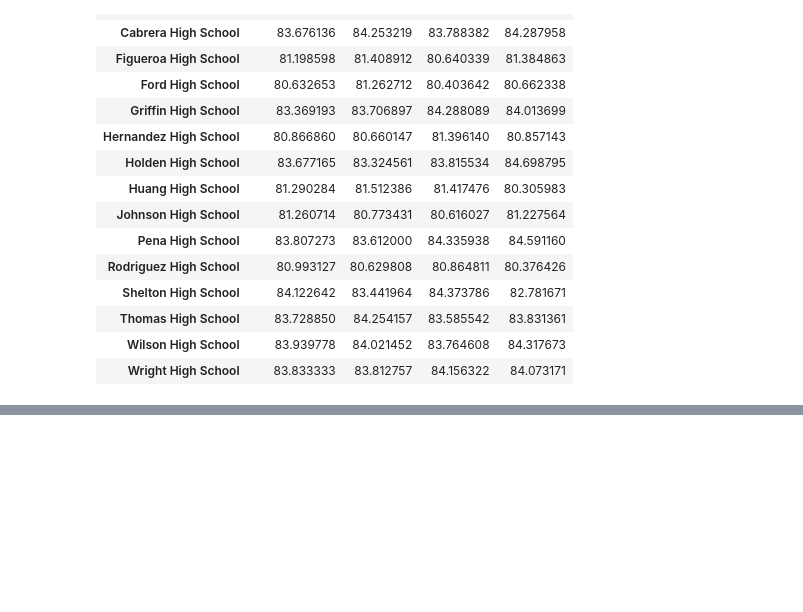
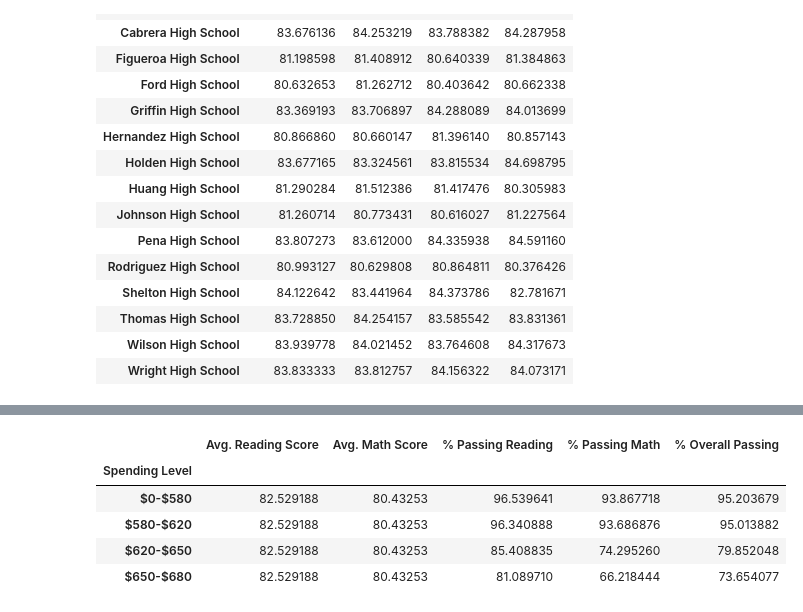
Before and after one commit to shelly9109/pandas-challenge, a Jupyter notebook: PyCitySchools.ipynb, the cells around one changed output, grey strips where cells are left out. Drawn from its saved outputs; the diff is of its cells as text; code cells hidden in the pictures; blank space fills up the shorter version.

```diff
--- a/PyCitySchools.ipynb
+++ b/PyCitySchools.ipynb
@@ -167,10 +167,16 @@ spending_labels = ['$0-$580', '$580-$620', '$620-$650', '$650-$680']
 bins_school_spending = pd.cut(scores_by_school_spending['Per Student Budget'], bins, labels=spending_labels)
 bins_school_spending = pd.DataFrame(bins_school_spending)
 school_df['Spending Level'] = bins_school_spending
-scores_by_school_spending = copy_school_sum.groupby(['Spending Level'])['Avg. Reading Score',
+avg_math_score = school_df["math_score_x"].mean()
+avg_reading_score = school_df["reading_score_x"].mean()
+school_df['Avg. Reading Score'] = avg_reading_score
+school_df['Avg. Math Score'] = avg_math_score
+
+scores_by_school_spending = school_df.groupby(['Spending Level'])['Avg. Reading Score',
                                                          'Avg. Math Score',
                                                          '% Passing Reading',
                                                          '% Passing Math',
                                                          '% Overall Passing'
-                                                         ].mean()scores_by_school_spending
+                                                         ].mean()
+scores_by_school_spending
 # %% [output]
@@ -178,2 +183,8 @@ SyntaxError: invalid syntax (<ipython-input-194-98792b6e9955>, line 13)
+|  | Avg. Reading Score | Avg. Math Score | % Passing Reading | % Passing Math | % Overall Passing |
+| Spending Level |  |  |  |  |  |
+| $0-$580 | 82.529188 | 80.43253 | 96.539641 | 93.867718 | 95.203679 |
+| $580-$620 | 82.529188 | 80.43253 | 96.340888 | 93.686876 | 95.013882 |
+| $620-$650 | 82.529188 | 80.43253 | 85.408835 | 74.295260 | 79.852048 |
+| $650-$680 | 82.529188 | 80.43253 | 81.089710 | 66.218444 | 73.654077 |
 # %%
 # SCORES BY SCHOOL SIZE
```
Also changed, not shown: parts of 6 cells of this notebook.
